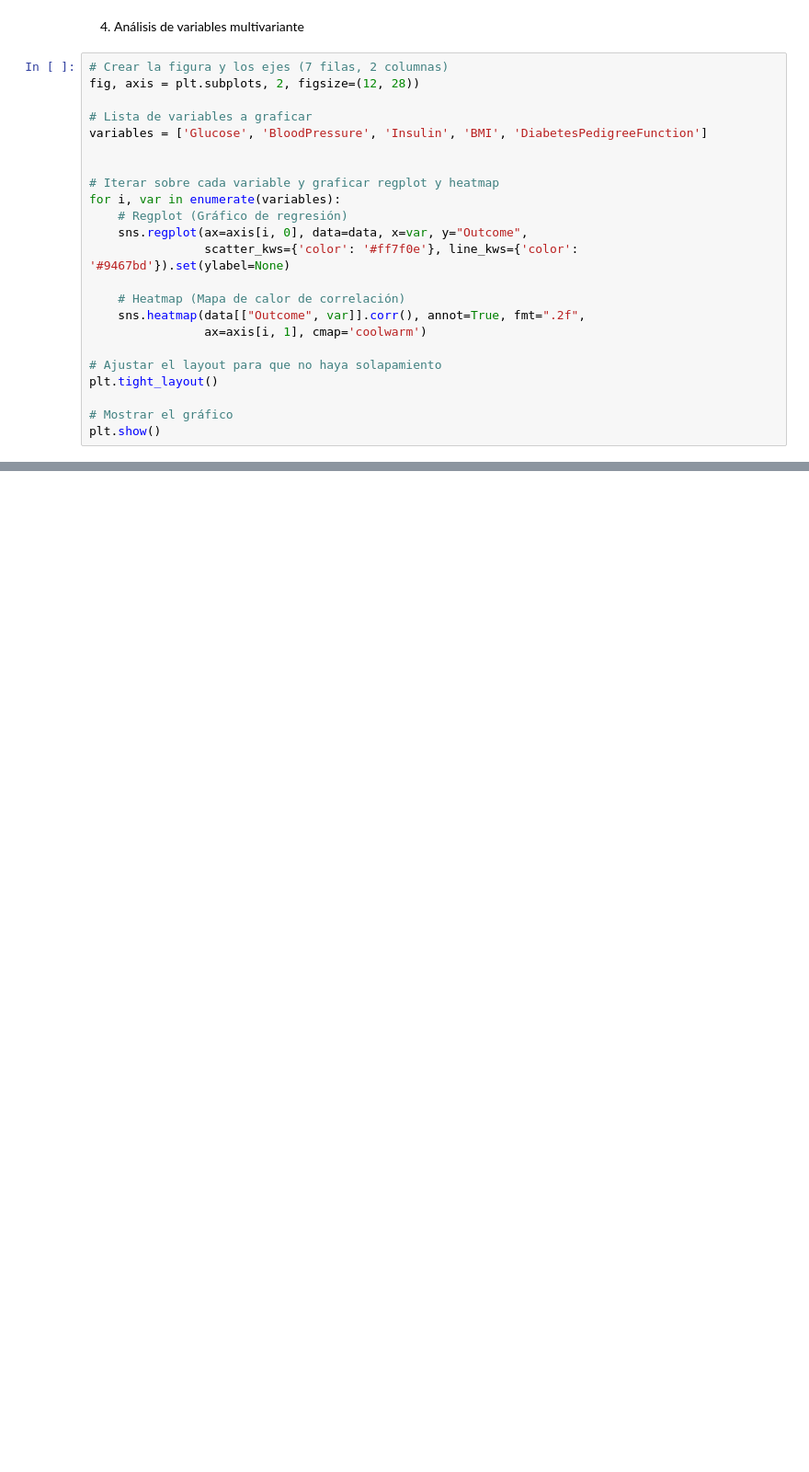
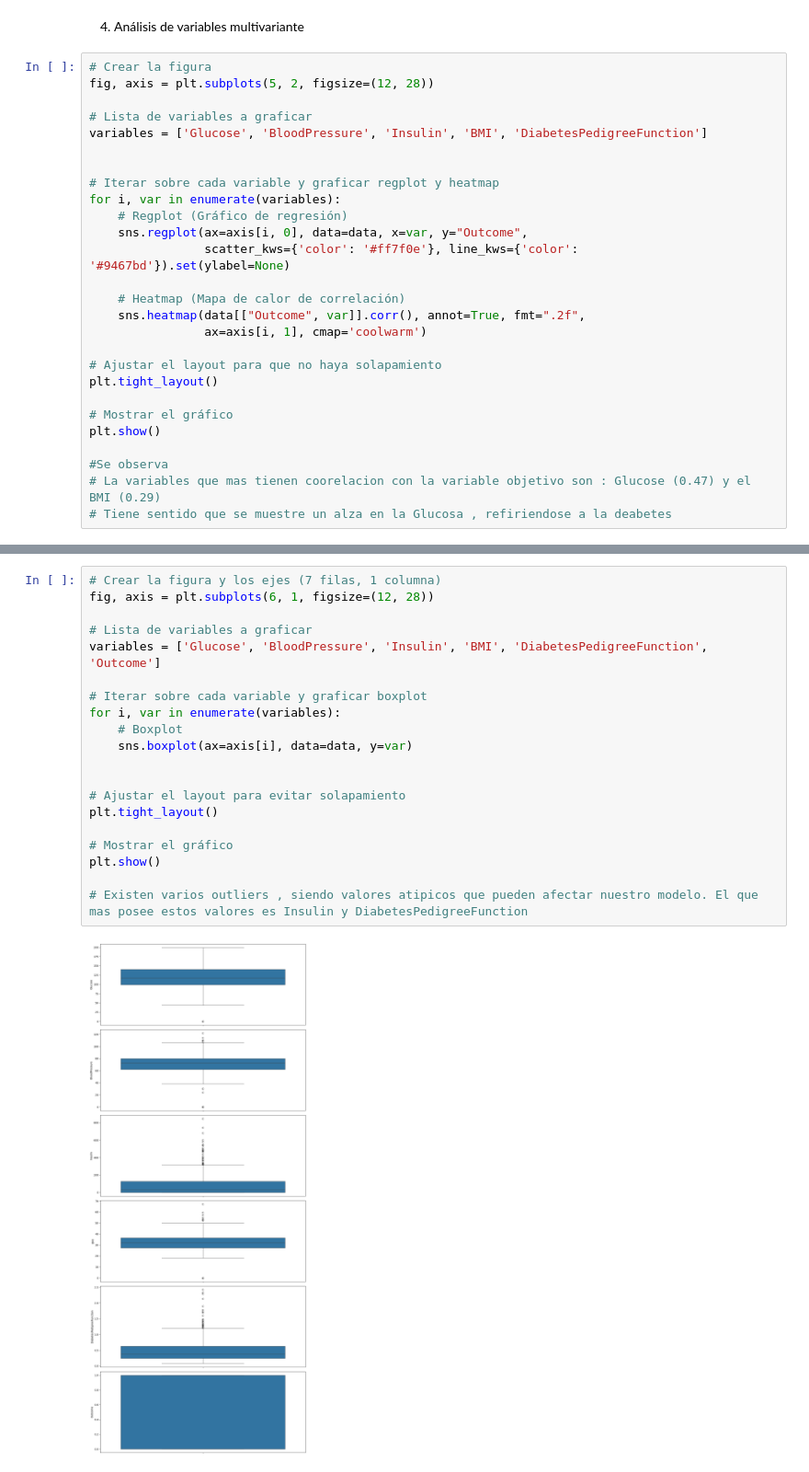
Before and after one commit to Eleiny9/DECISION-TREE-ALGO, a Jupyter notebook: src/explore.ipynb, the cells around one changed output, grey strips where cells are left out. Shown: that part at 92% size. Saved outputs shown, nothing was run; the diff lists cells and outputs as text; blank space fills up the shorter version.

```diff
--- a/src/explore.ipynb
+++ b/src/explore.ipynb
@@ -113,8 +113,8 @@ plt.show()
 # %% [markdown]
 4. Análisis de variables multivariante
 # %%
-# Crear la figura y los ejes (7 filas, 2 columnas)
-fig, axis = plt.subplots, 2, figsize=(12, 28))
+# Crear la figura
+fig, axis = plt.subplots(5, 2, figsize=(12, 28))
 
 # Lista de variables a graficar
 variables = ['Glucose', 'BloodPressure', 'Insulin', 'BMI', 'DiabetesPedigreeFunction']
@@ -135,5 +135,9 @@ plt.tight_layout()
 
 # Mostrar el gráfico
 plt.show()
+
+#Se observa
+# La variables que mas tienen coorelacion con la variable objetivo son : Glucose (0.47) y el BMI (0.29)
+# Tiene sentido que se muestre un alza en la Glucosa , refiriendose a la deabetes
 # %% [output]
 [figure]
@@ -139,0 +177,22 @@ plt.show()
+# %%
+# Crear la figura y los ejes (7 filas, 1 columna)
+fig, axis = plt.subplots(6, 1, figsize=(12, 28))
+
+# Lista de variables a graficar
+variables = ['Glucose', 'BloodPressure', 'Insulin', 'BMI', 'DiabetesPedigreeFunction', 'Outcome']
+
+# Iterar sobre cada variable y graficar boxplot
+for i, var in enumerate(variables):
+    # Boxplot
+    sns.boxplot(ax=axis[i], data=data, y=var)
+
+
+# Ajustar el layout para evitar solapamiento
+plt.tight_layout()
+
+# Mostrar el gráfico
+plt.show()
+
+# Existen varios outliers , siendo valores atipicos que pueden afectar nuestro modelo. El que mas posee estos valores es Insulin y DiabetesPedigreeFunction
+# %% [output]
+[figure, added]
```
Also changed, not shown: parts of 21 cells of this notebook.
